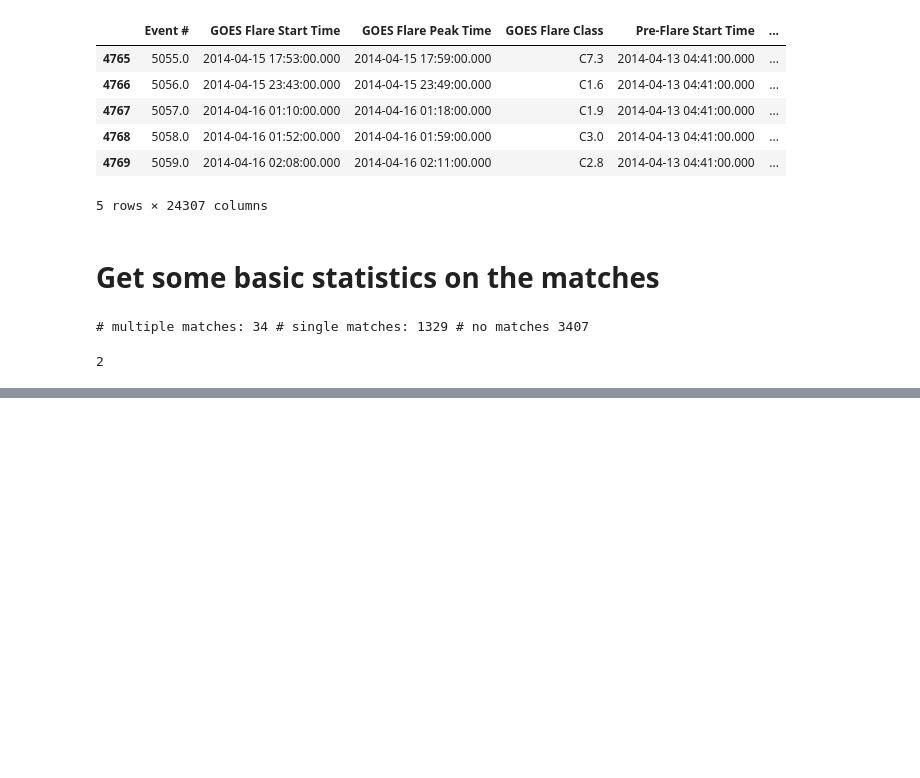
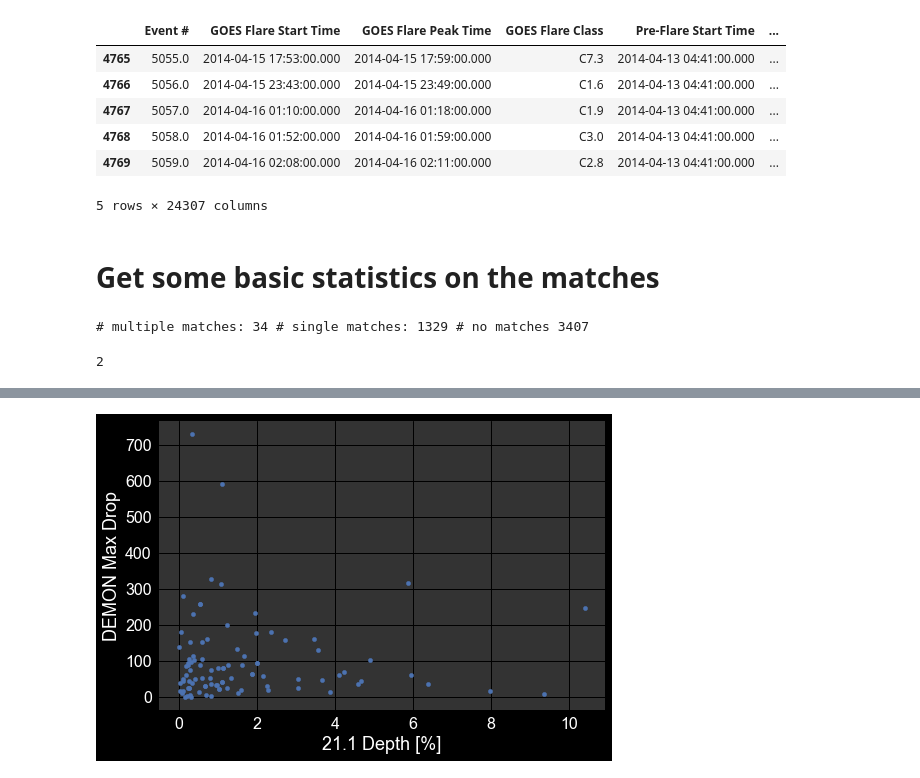
Before and after one commit to jmason86/James-s-EVE-Dimming-Index-JEDI, a Jupyter notebook: explore/explore_jedi_demon.ipynb, the cells around one changed output, grey strips where cells are left out. Cells and saved outputs as stored; diff of their text form; code cells hidden in the pictures; blank space fills up the shorter version.

```diff
--- a/explore/explore_jedi_demon.ipynb
+++ b/explore/explore_jedi_demon.ipynb
@@ -115,0 +122,4 @@ max(multiple_matches_df)
+# %%
+jedi_demon.plot.scatter(x='21.1 Depth [%]', y='DEMON Max Drop');
+# %% [output]
+[figure, added]
```
Also changed, not shown: parts of 6 cells of this notebook.
